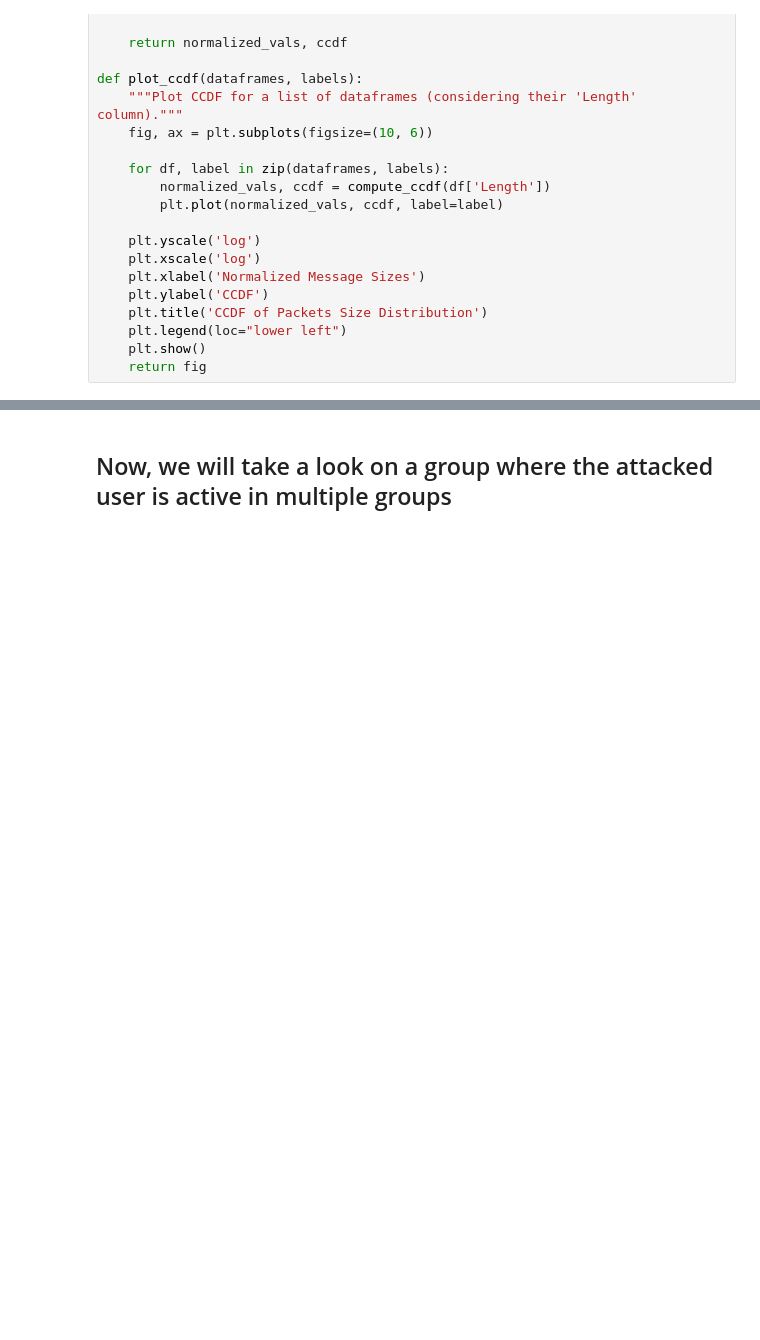
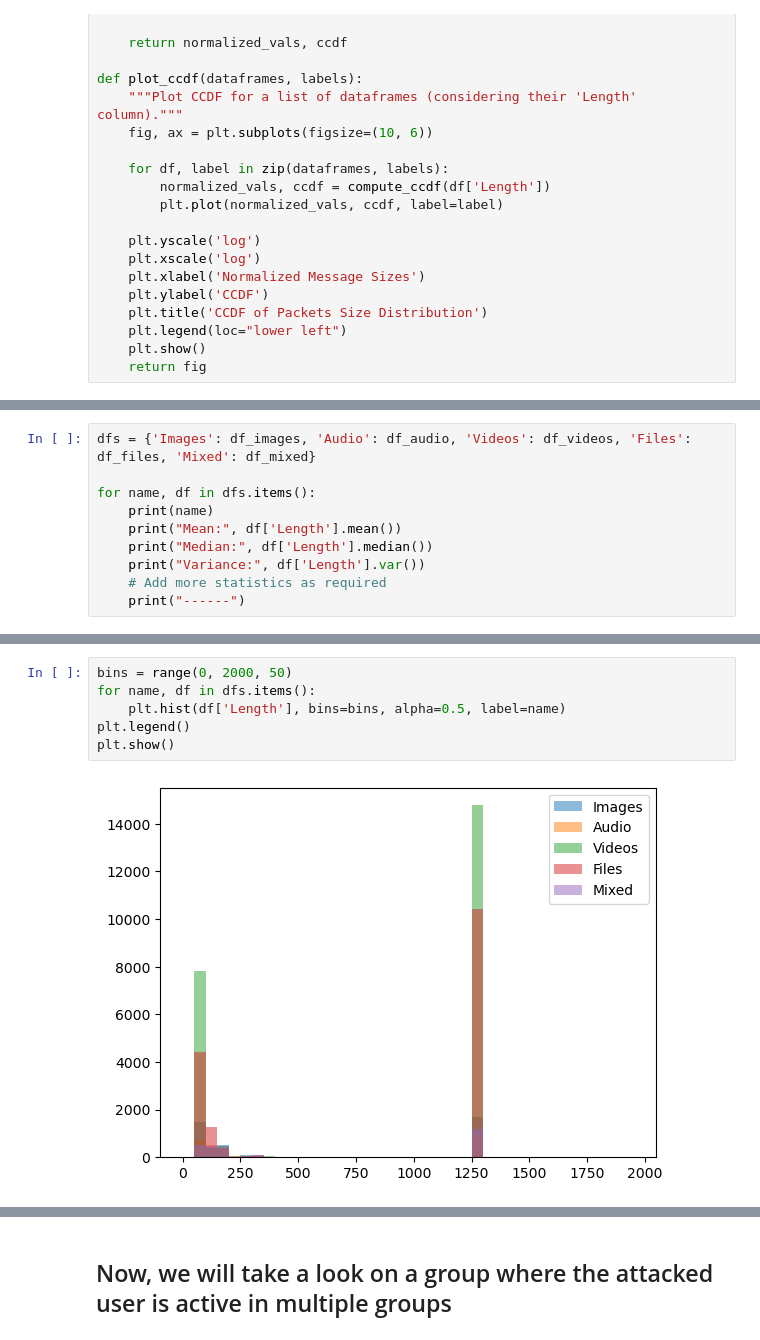
Before and after one commit to ohadwolfman/Networks_Final_Project, a Jupyter notebook: src/network final project - working on the data.ipynb, the cells around one changed output, grey strips where cells are left out. Cells and saved outputs as stored; diff of their text form; blank space fills up the shorter version.

```diff
--- a/src/network final project - working on the data.ipynb
+++ b/src/network final project - working on the data.ipynb
@@ -476,0 +497,10 @@ fig.savefig(r"C:\Ariel codes\networks\final project\Networks_Final_Project\res\w
+# %%
+dfs = {'Images': df_images, 'Audio': df_audio, 'Videos': df_videos, 'Files': df_files, 'Mixed': df_mixed}
+
+for name, df in dfs.items():
+    print(name)
+    print("Mean:", df['Length'].mean())
+    print("Median:", df['Length'].median())
+    print("Variance:", df['Length'].var())
+    # Add more statistics as required
+    print("------")
@@ -476,0 +525,8 @@ fig.savefig(r"C:\Ariel codes\networks\final project\Networks_Final_Project\res\w
+# %%
+bins = range(0, 2000, 50)
+for name, df in dfs.items():
+    plt.hist(df['Length'], bins=bins, alpha=0.5, label=name)
+plt.legend()
+plt.show()
+# %% [output]
+[figure, added]
```
Also changed, not shown: parts of 19 cells of this notebook.
